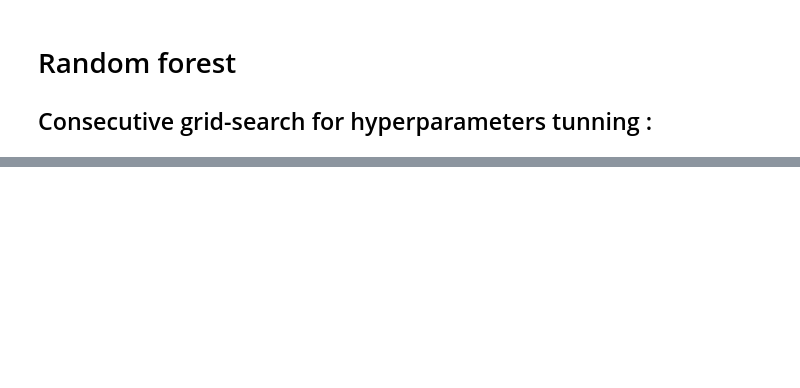
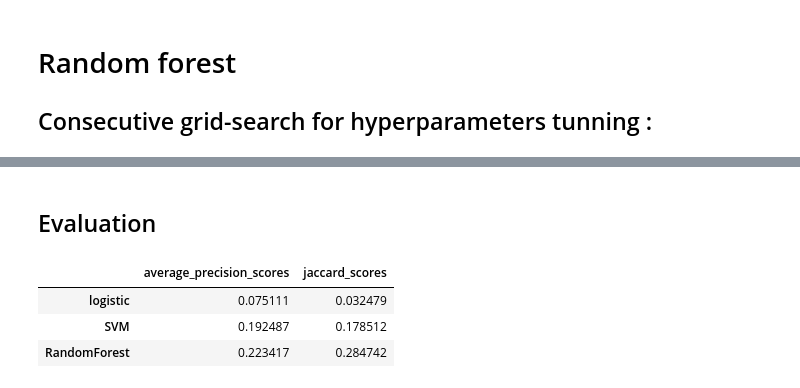
Before and after one commit to CYaiche/nlp_topic-modelling, a Jupyter notebook: supervised_1.ipynb, the cells around one changed output, grey strips where cells are left out. Saved outputs shown, nothing was run; the diff lists cells and outputs as text; code cells hidden in the pictures; blank space fills up the shorter version.

```diff
--- a/supervised_1.ipynb
+++ b/supervised_1.ipynb
@@ -445,3 +423,3 @@ rdf.fit(X_svd, y_train_b)
 # %%
-precision_rf      = average_precision_score(y_test_b, y_pred, average='micro')
-jaccard_score_rf = jaccard_score(y_test_b, y_pred, average='micro')
+precision_rf      = average_precision_score(y_test_b, y_pred_rf, average='micro')
+jaccard_score_rf = jaccard_score(y_test_b, y_pred_rf, average='micro')
@@ -558,0 +426,19 @@ topics, probs = topic_model.fit_transform(docs, y=y)
+# %% [markdown]
+## Evaluation
+# %%
+avg_precision_scores = [precision_logistic, precision_svm, precision_rf]
+jaccard_scores = [jaccard_score_logistic, jaccard_score_svm, jaccard_score_rf]
+result = pd.DataFrame(
+    {
+        'average_precision_scores' : avg_precision_scores,
+        'jaccard_scores' : jaccard_scores
+    }, index = ['logistic','SVM','RandomForest']
+)
+result.to_csv(f"{output_dir}result_supervised1.csv")
+# %%
+result
+# %% [output]
+|  | average_precision_scores | jaccard_scores |
+| logistic | 0.075111 | 0.032479 |
+| SVM | 0.192487 | 0.178512 |
+| RandomForest | 0.223417 | 0.284742 |
```
Also changed, not shown: parts of 75 cells of this notebook, 4 other files.
